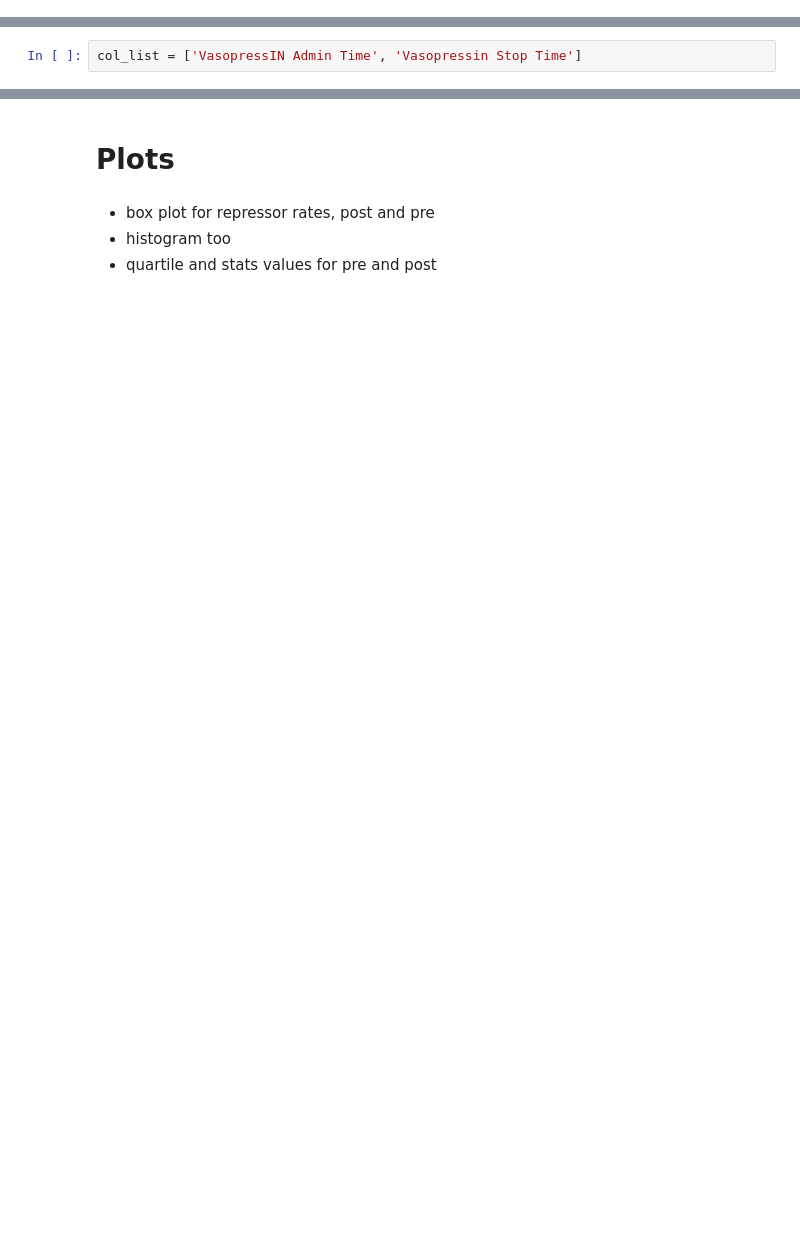
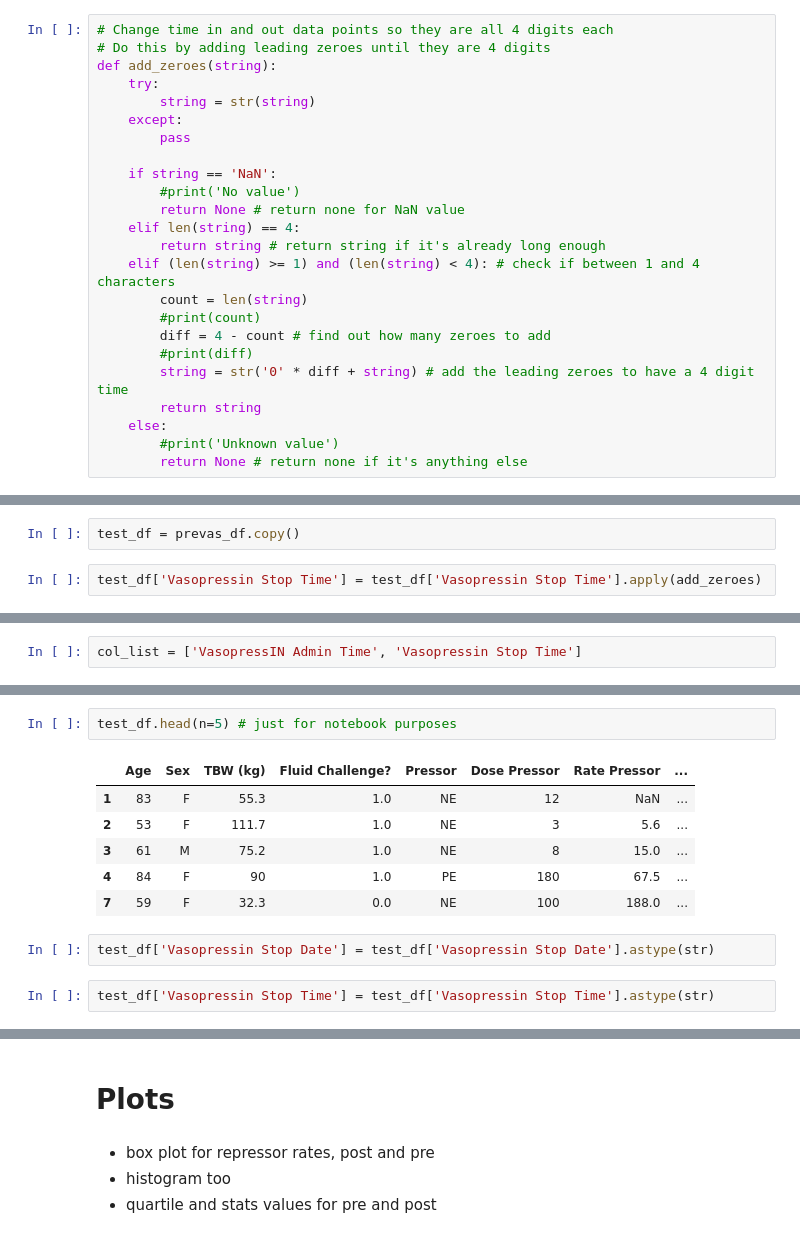
Before and after one commit to SpecCRA/vasopressIN, a Jupyter notebook: analysis_notebook.ipynb, the cells around one changed output, grey strips where cells are left out. Drawn from its saved outputs; the diff is of its cells as text; blank space fills up the shorter version.

```diff
--- a/analysis_notebook.ipynb
+++ b/analysis_notebook.ipynb
@@ -147,3 +168,27 @@ See the caveats in the documentation: http://pandas.pydata.org/pandas-docs/stabl
+# %%
+# Change time in and out data points so they are all 4 digits each
+# Do this by adding leading zeroes until they are 4 digits
+def add_zeroes(string):
+    try:
+        string = str(string)
+    except:
+        pass
+
+    if string == 'NaN':
+        #print('No value')
+        return None # return none for NaN value
+    elif len(string) == 4:
+        return string # return string if it's already long enough
+    elif (len(string) >= 1) and (len(string) < 4): # check if between 1 and 4 characters
+        count = len(string)
+        #print(count)
+        diff = 4 - count # find out how many zeroes to add
+        #print(diff)
+        string = str('0' * diff + string) # add the leading zeroes to have a 4 digit time
+        return string
+    else:
+        #print('Unknown value')
+        return None # return none if it's anything else
 # %%
 # Define function to do convert on time columns
 def parse_time(string):
@@ -173,3 +218,7 @@ list(prevas_df)
  'Vasopressin Stop Time',
  'Discontinue Date',
  'Discontinue Time']
+# %%
+test_df = prevas_df.copy()
+# %%
+test_df['Vasopressin Stop Time'] = test_df['Vasopressin Stop Time'].apply(add_zeroes)
@@ -177,0 +334,13 @@ col_list = ['VasopressIN Admin Time', 'Vasopressin Stop Time']
+# %%
+test_df.head(n=5) # just for notebook purposes
+# %% [output]
+|  | Age | Sex | TBW (kg) | Fluid Challenge? | Pressor | Dose Pressor | Rate Pressor | ... |
+| 1 | 83 | F | 55.3 | 1.0 | NE | 12 | NaN | ... |
+| 2 | 53 | F | 111.7 | 1.0 | NE | 3 | 5.6 | ... |
+| 3 | 61 | M | 75.2 | 1.0 | NE | 8 | 15.0 | ... |
+| 4 | 84 | F | 90 | 1.0 | PE | 180 | 67.5 | ... |
+| 7 | 59 | F | 32.3 | 0.0 | NE | 100 | 188.0 | ... |
+# %%
+test_df['Vasopressin Stop Date'] = test_df['Vasopressin Stop Date'].astype(str)
+# %%
+test_df['Vasopressin Stop Time'] = test_df['Vasopressin Stop Time'].astype(str)
```
Also changed, not shown: parts of 44 cells of this notebook.
